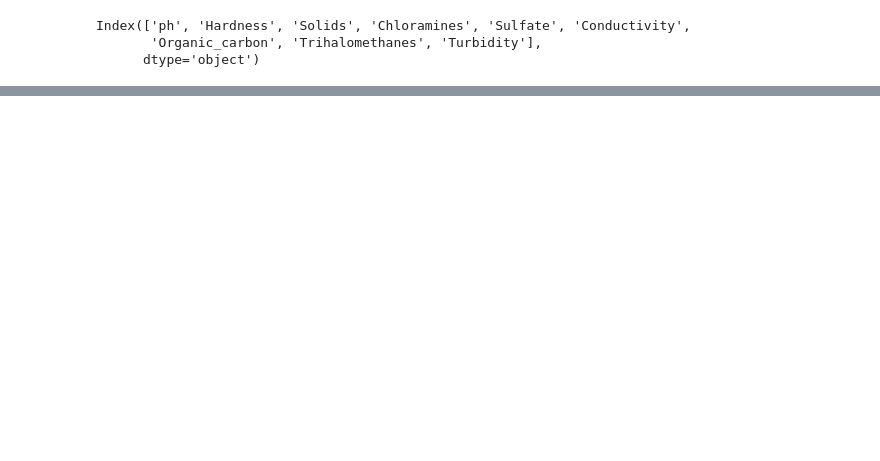
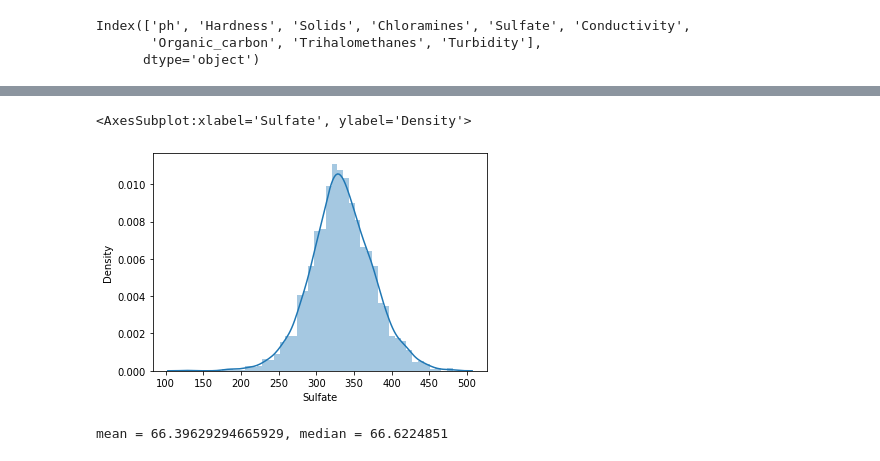
Before and after one commit to NathanGPS/ApprAuto, a Jupyter notebook: test.ipynb, the cells around one changed output, grey strips where cells are left out. Saved outputs shown, nothing was run; the diff lists cells and outputs as text; code cells hidden in the pictures; blank space fills up the shorter version.

```diff
--- a/test.ipynb
+++ b/test.ipynb
@@ -105,0 +126,5 @@ Index(['ph', 'Hardness', 'Solids', 'Chloramines', 'Sulfate', 'Conductivity',
+# %%
+sns.distplot(df_water['Sulfate'])
+# %% [output]
+<AxesSubplot:xlabel='Sulfate', ylabel='Density'>
+[figure, added]
@@ -105,0 +134,4 @@ Index(['ph', 'Hardness', 'Solids', 'Chloramines', 'Sulfate', 'Conductivity',
+# %%
+print(f"mean = {df_water['Trihalomethanes'].mean()}, median = {df_water['Trihalomethanes'].median()}")
+# %% [output]
+mean = 66.39629294665929, median = 66.6224851
```
Also changed, not shown: parts of 28 cells of this notebook, 2 other files.
